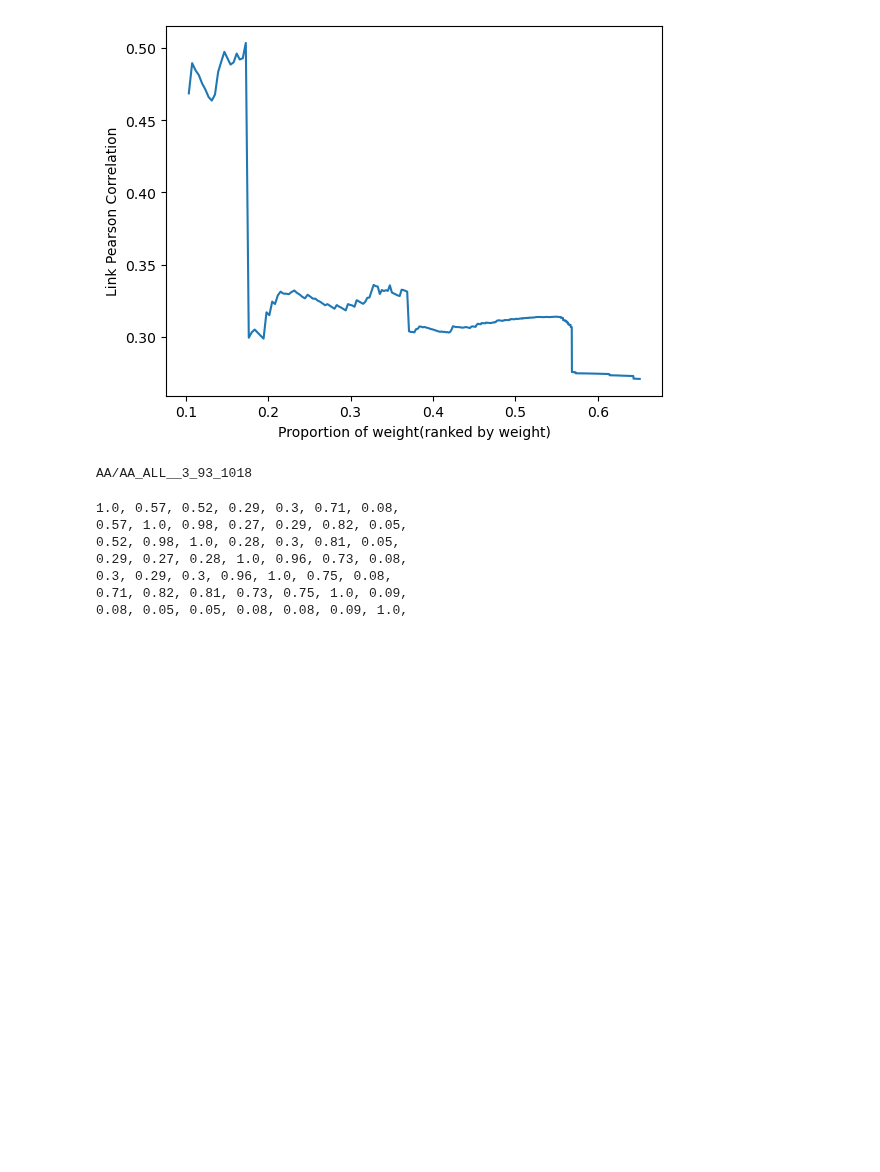
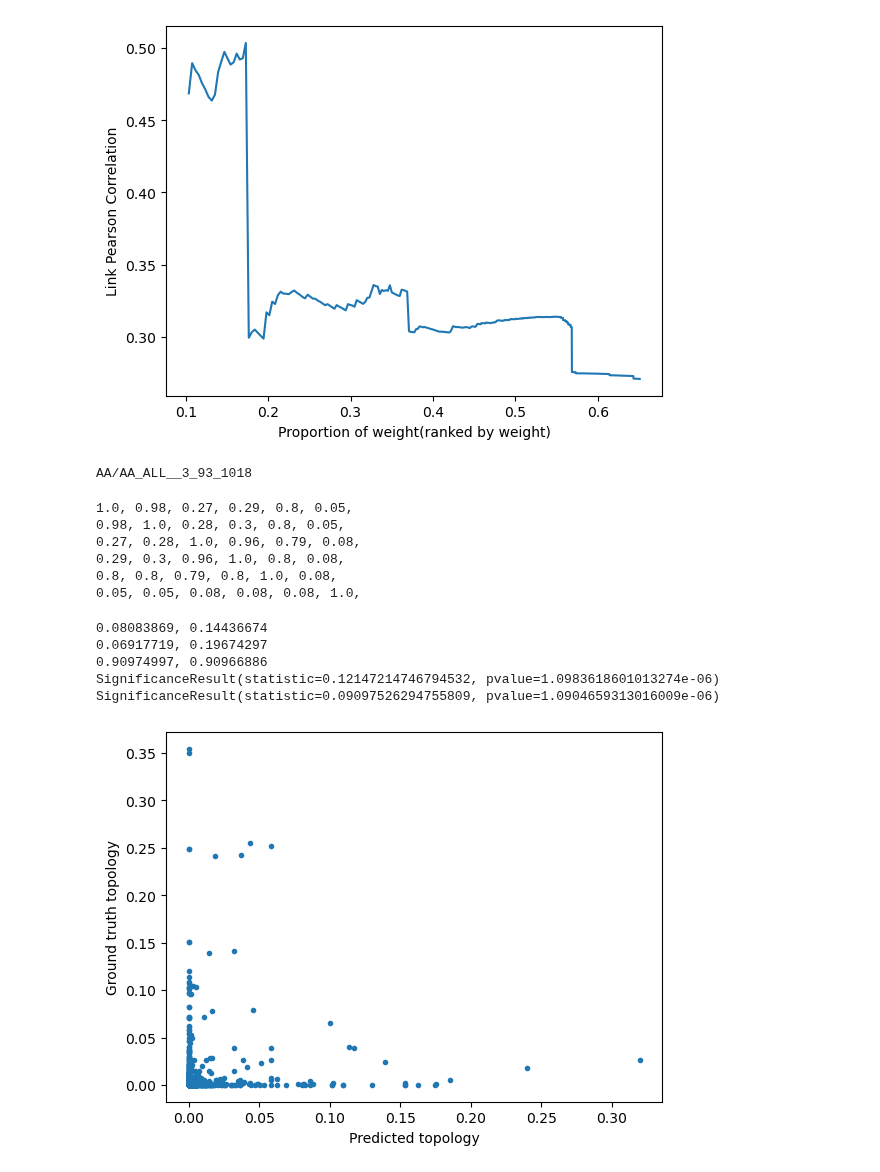
Before and after one commit to bizhili/Topology_Learning_Epis, a Jupyter notebook: test_multi_cities_no_att_real.ipynb, the cells around one changed output. Drawn from its saved outputs; the diff is of its cells as text; code cells hidden in the pictures; blank space fills up the shorter version.

```diff
--- a/test_multi_cities_no_att_real.ipynb
+++ b/test_multi_cities_no_att_real.ipynb
@@ -27,7 +27,7 @@ device= paras.device if torch.cuda.is_available() else "cpu"
 #preset
 paras.modelLoad= "AA"
 paras.epoches= 20000
-paras.epi= "ALL_"# Covid, H1N1, Sars, ALL
+paras.epi= "H1N1_"# Covid, H1N1, Sars, ALL_
 paras.strains= 1
 if paras.epi== "ALL_":
     paras.strains = 3
@@ -431,11 +432,11 @@ AA/AA_ALL__3_93_1018
 
 # print(errorTmp)
 # %%
-seeds= [999, 1000, 1001, 1002, 1003]
+seeds= [ 1000, 1001, 1002, 1003]
 preAs= []
 sumPreA= 0
 for seed in seeds:
-    fileName= f"{paras.modelLoad}/{paras.modelLoad}_{paras.epi}_{1}_{40}_{seed}" #SARS_H1N1_COVID
+    fileName= f"{paras.modelLoad}/{paras.modelLoad}_{paras.epi}{paras.strains}_{40}_{seed}" #SARS_H1N1_COVID
     npzfile = np.load("results/"+fileName+".npz")
     PreA= torch.tensor(npzfile["Apre"]).to(device= device)
     sumPreA+= PreA
@@ -446,6 +447,7 @@ for seed in seeds:
     # print(errorTmp)
     preAs.append(PreA)
 sumPreA= sumPreA/len(seeds)
+AdjCurTen= AdjCurTen/torch.norm(AdjCurTen)
 preAs.append(sumPreA)
 preAs.append(AdjCurTen)
 for i in preAs:
@@ -453,10 +455,52 @@ for i in preAs:
         print(np.round(evaluate.pearson_correlation(i, j).item(),2), end= ", ")
     print()
 # %% [output]
-1.0, 0.57, 0.52, 0.29, 0.3, 0.71, 0.08,
-0.57, 1.0, 0.98, 0.27, 0.29, 0.82, 0.05,
-0.52, 0.98, 1.0, 0.28, 0.3, 0.81, 0.05,
-0.29, 0.27, 0.28, 1.0, 0.96, 0.73, 0.08,
-0.3, 0.29, 0.3, 0.96, 1.0, 0.75, 0.08,
-0.71, 0.82, 0.81, 0.73, 0.75, 1.0, 0.09,
-0.08, 0.05, 0.05, 0.08, 0.08, 0.09, 1.0,
+1.0, 0.98, 0.27, 0.29, 0.8, 0.05,
+0.98, 1.0, 0.28, 0.3, 0.8, 0.05,
+0.27, 0.28, 1.0, 0.96, 0.79, 0.08,
+0.29, 0.3, 0.96, 1.0, 0.8, 0.08,
+0.8, 0.8, 0.79, 0.8, 1.0, 0.08,
+0.05, 0.05, 0.08, 0.08, 0.08, 1.0,
+# %%
+def max_capacity(Aw, device= "cpu"):
+    m= Aw.shape[0]
+    capaMat= torch.zeros((m, m),device= device)
+    secMap= torch.zeros((m, m),device= device)
+    for i in (range(m)):
+        for j in range(m):
+            if i!=j:
+                secMap[i, j]= (torch.min(Aw[i, :], Aw[:, j])).sum()
+    for i in tqdm(range(m)):
+        for j in range(m):
+            if i!=j:
+                capaMat[i, j]+= Aw[i, j]+secMap[i, j]
+                # capaMat[i, j]+= (torch.min(secMap[i, :], Aw[:, j])).sum()
+                # capaMat[i, j]+= (torch.min(secMap[j, :], Aw[:, i])).sum()
+    return capaMat
+stringi= max_capacity(sumPreA, device= device)
+stringj= max_capacity(AdjCurTen, device= device)
+# %%
+from scipy import stats
+print(np.round(evaluate.pearson_correlation(sumPreA, AdjCurTen).item(),8), end= ", ")
+print(np.round(evaluate.pearson_correlation(stringi, stringj).item(),8))
+print(np.round(evaluate.jaccard_similarity(sumPreA, AdjCurTen).item(),8), end= ", ")
+print(np.round(evaluate.jaccard_similarity(stringi, stringj).item(),8))
+print(np.round(evaluate.spectral_similarity(sumPreA, AdjCurTen).item(),8), end= ", ")
+print(np.round(evaluate.spectral_similarity(stringi, stringj).item(),8))
+
+def plot_correlation(matrix1, matrix2):
+    flat_matrix1 = matrix1.flatten().cpu().detach().numpy()
+    flat_matrix2 = matrix2.flatten().cpu().detach().numpy()
+    plt.plot(flat_matrix1, flat_matrix2, ".")
+    plt.xlabel("Predicted topology")
+    plt.ylabel("Ground truth topology")
+plot_correlation(sumPreA, AdjCurTen)
+print(stats.spearmanr(sumPreA.flatten().cpu().detach().numpy(), AdjCurTen.flatten().cpu().detach().numpy()))
+print(stats.kendalltau(sumPreA.flatten().cpu().detach().numpy(), AdjCurTen.flatten().cpu().detach().numpy()))
+# %% [output]
+0.08083869, 0.14436674
+0.06917719, 0.19674297
+0.90974997, 0.90966886
+SignificanceResult(statistic=0.12147214746794532, pvalue=1.0983618601013274e-06)
+SignificanceResult(statistic=0.09097526294755809, pvalue=1.0904659313016009e-06)
+[figure, added]
```
Also changed, not shown: parts of 4 cells of this notebook, 8 other files.
